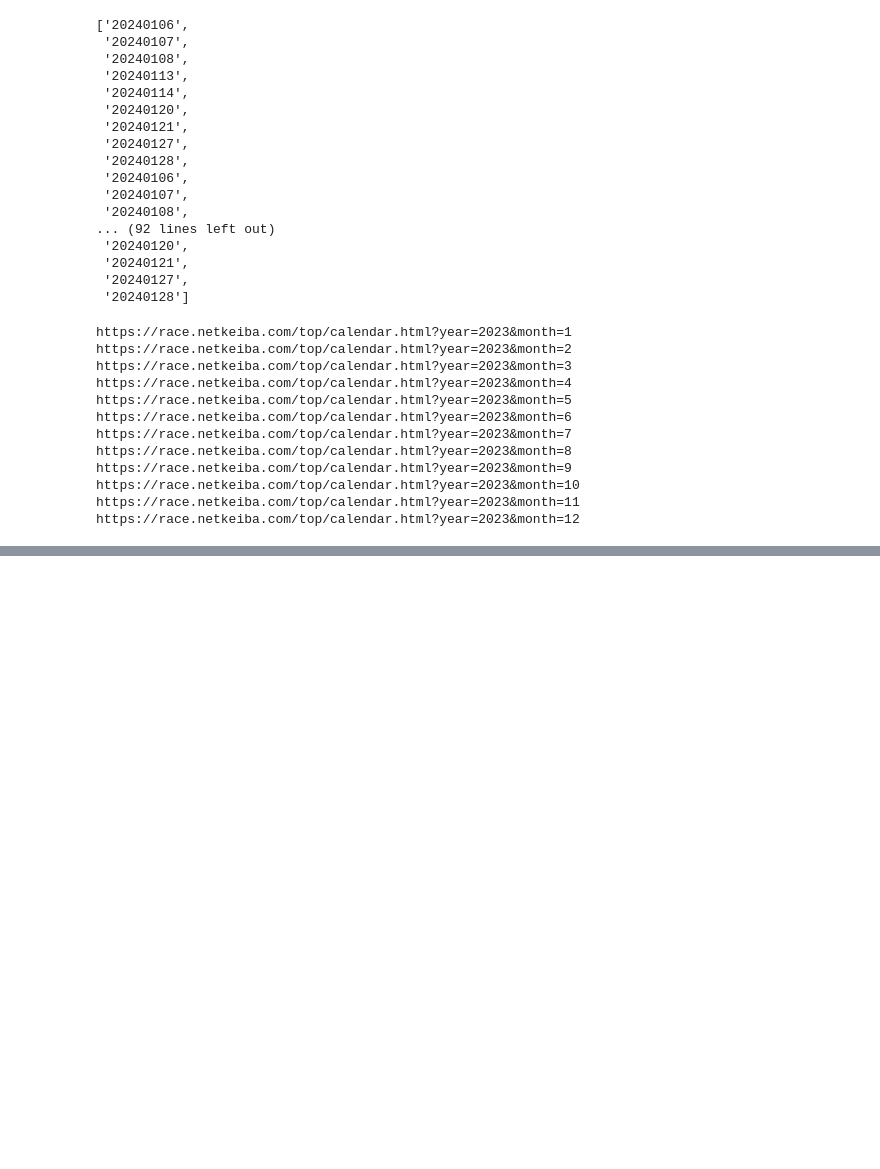
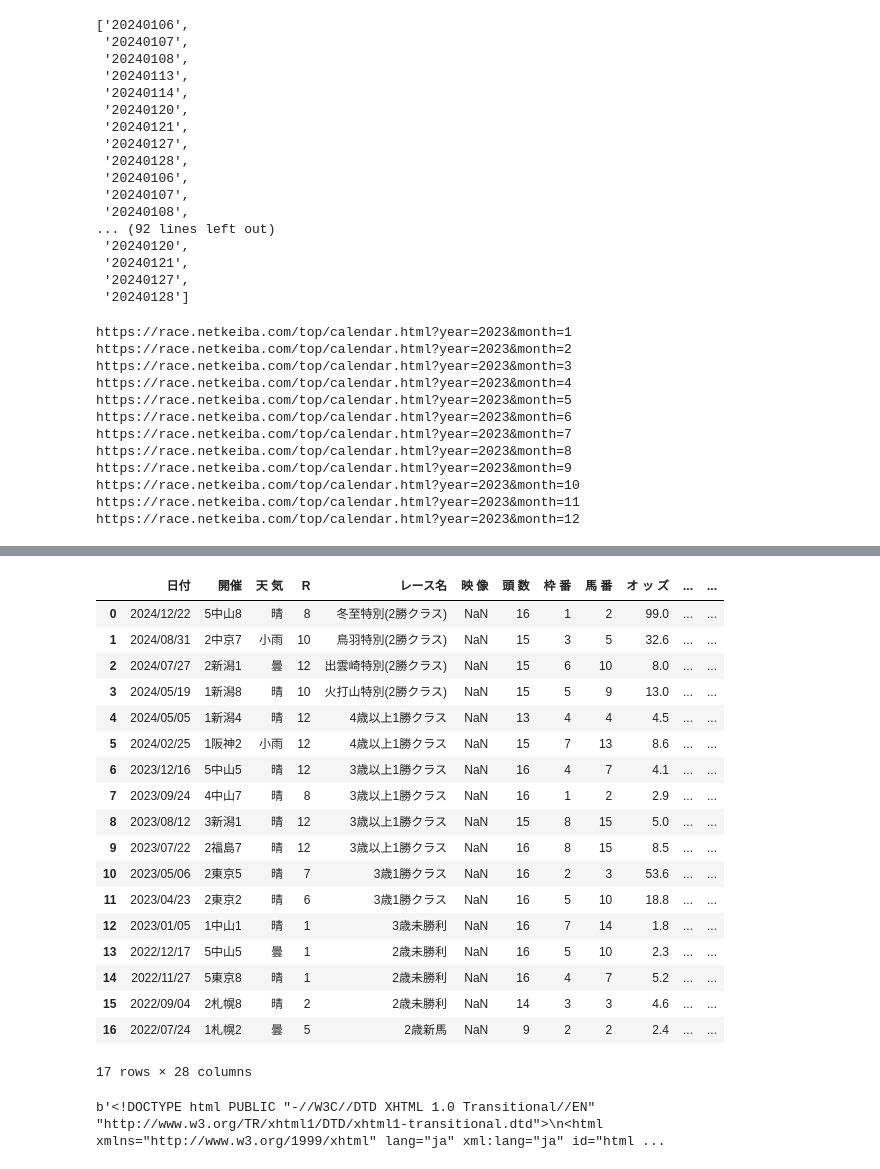
Before and after one commit to shigeki310/keibaAIapp, a Jupyter notebook: src/dev.ipynb, the cells around one changed output, grey strips where cells are left out. Cells and saved outputs as stored; diff of their text form; code cells hidden in the pictures; blank space fills up the shorter version.

```diff
--- a/src/dev.ipynb
+++ b/src/dev.ipynb
@@ -185,0 +424,3 @@ https://race.netkeiba.com/top/calendar.html?year=2023&month=12
+# %%
+with open("../data/html/202306010101.bin", "wb") as f:
+  f.write(html)
@@ -185,0 +438,21 @@ https://race.netkeiba.com/top/calendar.html?year=2023&month=12
+# %%
+import time
+import requests
+from pathlib import Path
+
+for race_id in race_id_list[:10]:
+    url = f"https://db.netkeiba.com/race/{race_id}"
+
+    headers = {"User-Agent": "Mozilla/5.0"}
+
+    try:
+        response = requests.get(url, headers=headers, verify=True) # verify=True はデフォルトですが明示
+        response.raise_for_status()  # ステータスコードが200以外の場合は例外を発生させる
+        html = response.content
+
+        with open(HTML_DIR / f"{race_id}.bin", "wb") as f:
+            f.write(html)
+        time.sleep(1)
+    except requests.exceptions.RequestException as e:
+        print(f"エラーが発生しました: {e}  URL: {url}")
+        continue # エラーが発生したら次のレースに進む
@@ -185,0 +508,19 @@ https://race.netkeiba.com/top/calendar.html?year=2023&month=12
+# %%
+import requests
+
+url = "https://db.netkeiba.com/horse/2020103575/"
+headers = {"User-Agent": "Mozilla/5.0"}
+
+try:
+    response = requests.get(url, headers=headers, verify=True) # verify=True はデフォルトですが明示
+    response.raise_for_status()  # ステータスコードが200以外の場合は例外を発生させる
+    html = response.content
+    # print(html) # 確認のため出力
+
+    df_list = pd.read_html(html)[0]  # HTMLデータを渡してDataFrameを抽出
+    print(df_list) # 結果を確認するため出力
+
+except requests.exceptions.RequestException as e:
+    print(f"エラーが発生しました: {e}")
+except Exception as e:
+    print(f"その他のエラーが発生しました: {e}")
@@ -185,0 +564,22 @@ https://race.netkeiba.com/top/calendar.html?year=2023&month=12
+# %%
+pd.read_html(html)[2]
+# %% [output]
+|  | 日付 | 開催 | 天 気 | R | レース名 | 映 像 | 頭 数 | 枠 番 | 馬 番 | オ ッ ズ | ... | ... |
+| 0 | 2024/12/22 | 5中山8 | 晴 | 8 | 冬至特別(2勝クラス) | NaN | 16 | 1 | 2 | 99.0 | ... | ... |
+| 1 | 2024/08/31 | 2中京7 | 小雨 | 10 | 鳥羽特別(2勝クラス) | NaN | 15 | 3 | 5 | 32.6 | ... | ... |
+| 2 | 2024/07/27 | 2新潟1 | 曇 | 12 | 出雲崎特別(2勝クラス) | NaN | 15 | 6 | 10 | 8.0 | ... | ... |
+| 3 | 2024/05/19 | 1新潟8 | 晴 | 10 | 火打山特別(2勝クラス) | NaN | 15 | 5 | 9 | 13.0 | ... | ... |
+| 4 | 2024/05/05 | 1新潟4 | 晴 | 12 | 4歳以上1勝クラス | NaN | 13 | 4 | 4 | 4.5 | ... | ... |
+| 5 | 2024/02/25 | 1阪神2 | 小雨 | 12 | 4歳以上1勝クラス | NaN | 15 | 7 | 13 | 8.6 | ... | ... |
+| 6 | 2023/12/16 | 5中山5 | 晴 | 12 | 3歳以上1勝クラス | NaN | 16 | 4 | 7 | 4.1 | ... | ... |
+| 7 | 2023/09/24 | 4中山7 | 晴 | 8 | 3歳以上1勝クラス | NaN | 16 | 1 | 2 | 2.9 | ... | ... |
+| 8 | 2023/08/12 | 3新潟1 | 晴 | 12 | 3歳以上1勝クラス | NaN | 15 | 8 | 15 | 5.0 | ... | ... |
+| 9 | 2023/07/22 | 2福島7 | 晴 | 12 | 3歳以上1勝クラス | NaN | 16 | 8 | 15 | 8.5 | ... | ... |
+| 10 | 2023/05/06 | 2東京5 | 晴 | 7 | 3歳1勝クラス | NaN | 16 | 2 | 3 | 53.6 | ... | ... |
+| 11 | 2023/04/23 | 2東京2 | 晴 | 6 | 3歳1勝クラス | NaN | 16 | 5 | 10 | 18.8 | ... | ... |
+| 12 | 2023/01/05 | 1中山1 | 晴 | 1 | 3歳未勝利 | NaN | 16 | 7 | 14 | 1.8 | ... | ... |
+| 13 | 2022/12/17 | 5中山5 | 曇 | 1 | 2歳未勝利 | NaN | 16 | 5 | 10 | 2.3 | ... | ... |
+| 14 | 2022/11/27 | 5東京8 | 晴 | 1 | 2歳未勝利 | NaN | 16 | 4 | 7 | 5.2 | ... | ... |
+| 15 | 2022/09/04 | 2札幌8 | 晴 | 2 | 2歳未勝利 | NaN | 14 | 3 | 3 | 4.6 | ... | ... |
+| 16 | 2022/07/24 | 1札幌2 | 曇 | 5 | 2歳新馬 | NaN | 9 | 2 | 2 | 2.4 | ... | ... |
+17 rows × 28 columns
@@ -185,0 +594,4 @@ https://race.netkeiba.com/top/calendar.html?year=2023&month=12
+# %%
+html
+# %% [output]
+b'<!DOCTYPE html PUBLIC "-//W3C//DTD XHTML 1.0 Transitional//EN" "http://www.w3.org/TR/xhtml1/DTD/xhtml1-transitional.dtd">\n<html xmlns="http://www.w3.org/1999/xhtml" lang="ja" xml:lang="ja" id="html ...
```
Also changed, not shown: parts of 57 cells of this notebook, 6 other files.
